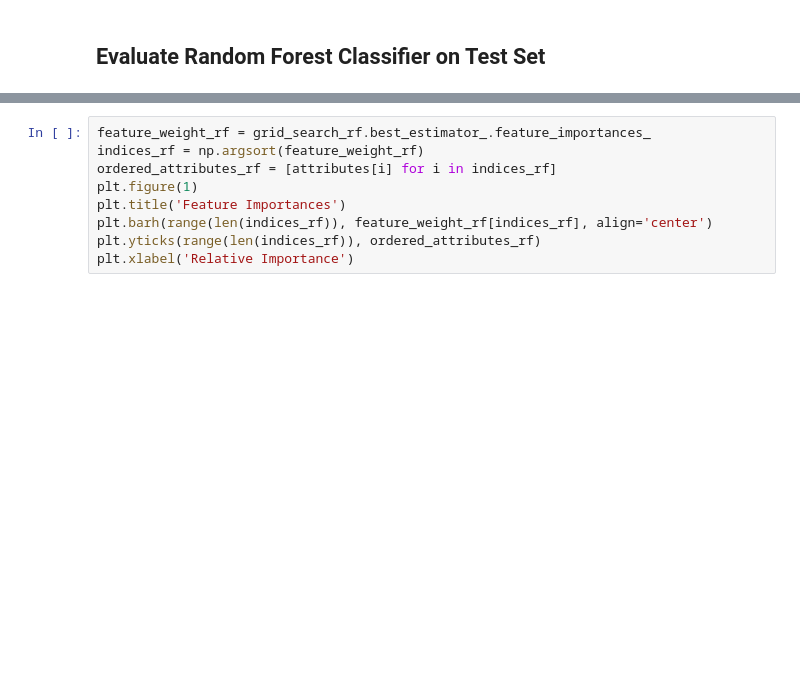
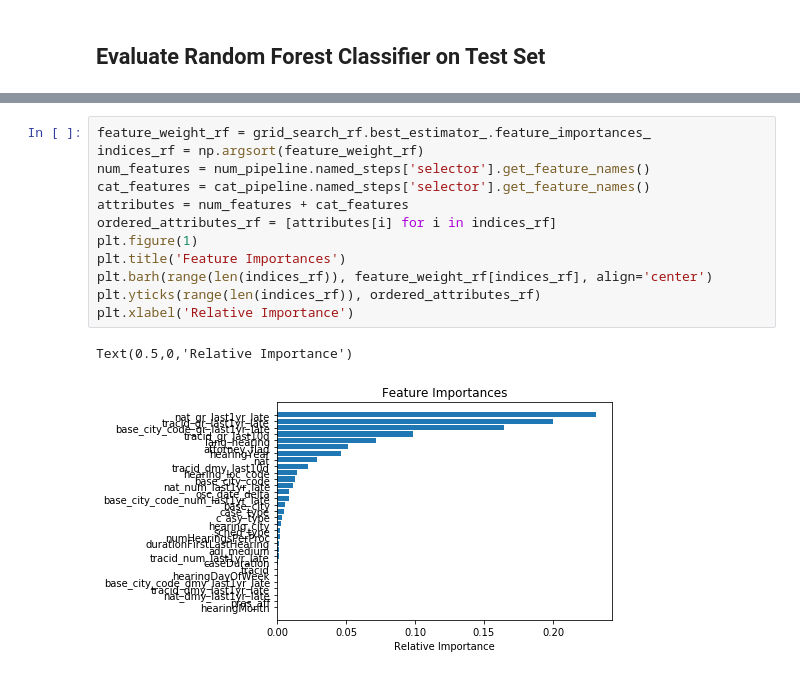
Before and after one commit to aspenyoo/refugees, a Jupyter notebook: Full_Model.ipynb, the cells around one changed output, grey strips where cells are left out. Cells and saved outputs as stored; diff of their text form; blank space fills up the shorter version.

```diff
--- a/Full_Model.ipynb
+++ b/Full_Model.ipynb
@@ -325,9 +413,15 @@ print(final_model_rf.score(X_test_tr, y_test))
 # %%
 feature_weight_rf = grid_search_rf.best_estimator_.feature_importances_
 indices_rf = np.argsort(feature_weight_rf)
+num_features = num_pipeline.named_steps['selector'].get_feature_names()
+cat_features = cat_pipeline.named_steps['selector'].get_feature_names()
+attributes = num_features + cat_features
 ordered_attributes_rf = [attributes[i] for i in indices_rf]
 plt.figure(1)
 plt.title('Feature Importances')
 plt.barh(range(len(indices_rf)), feature_weight_rf[indices_rf], align='center')
 plt.yticks(range(len(indices_rf)), ordered_attributes_rf)
 plt.xlabel('Relative Importance')
+# %% [output]
+Text(0.5,0,'Relative Importance')
+[figure, added]
```
Also changed, not shown: parts of 15 cells of this notebook.
